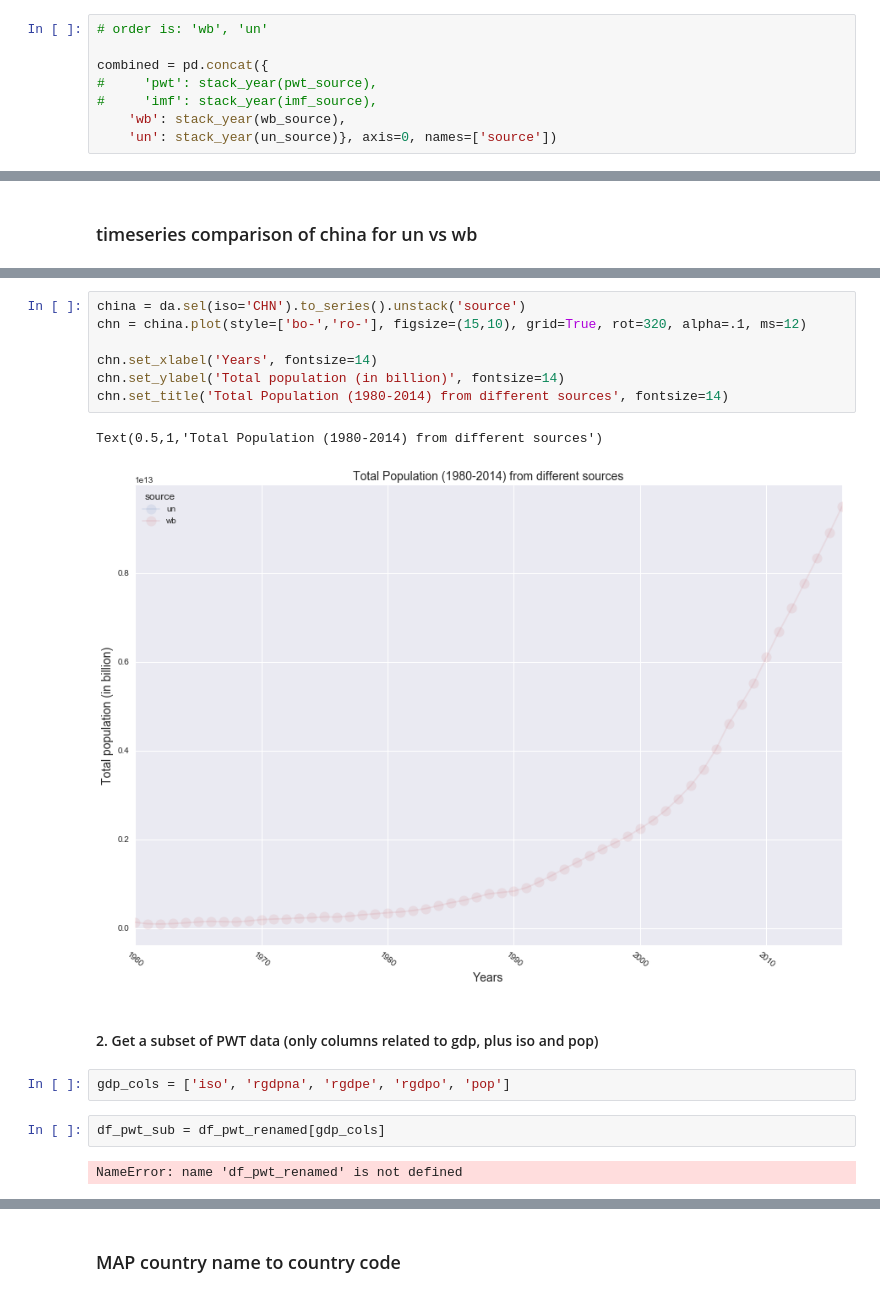
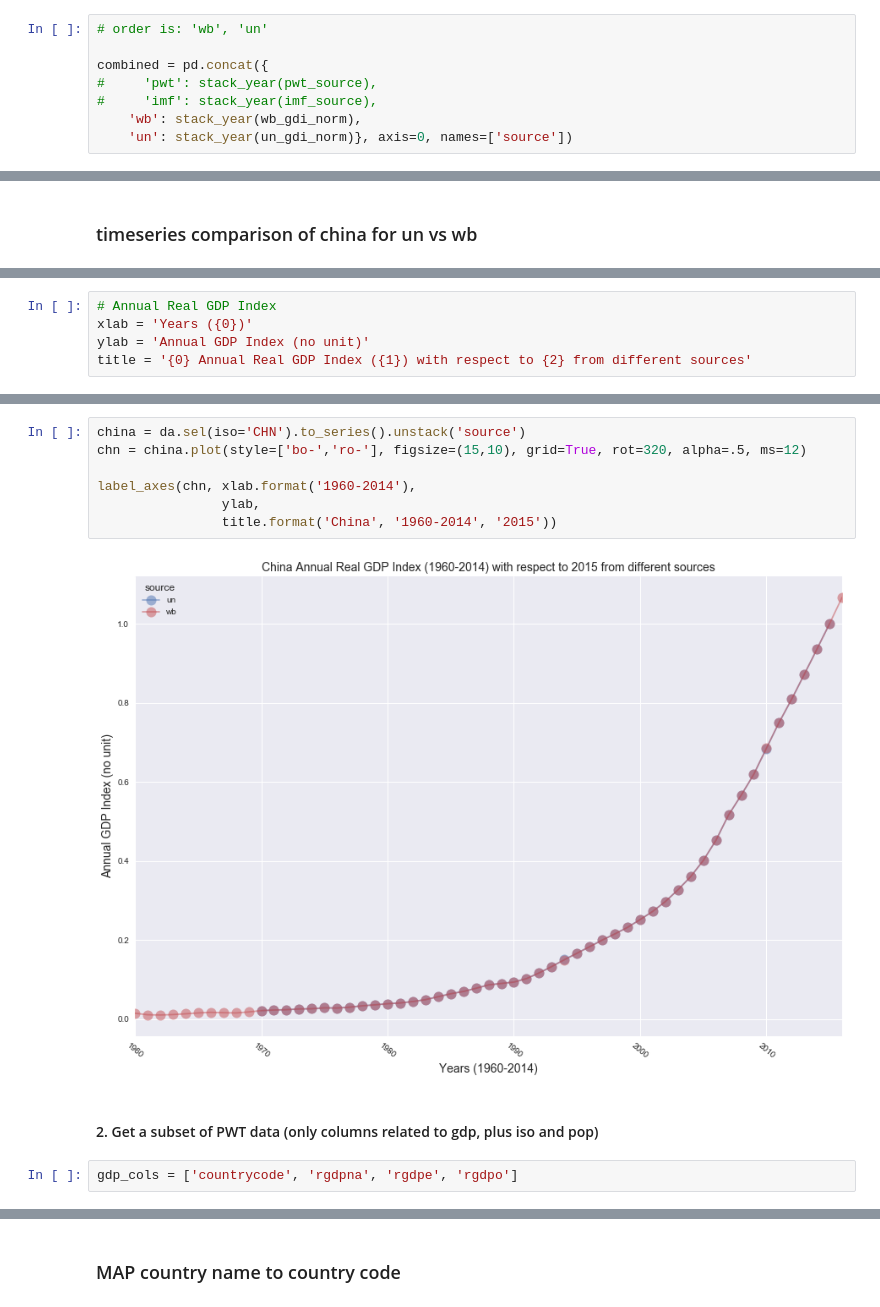
Before and after one commit to moonlimb/zerg, a Jupyter notebook: analysis/compare_gdp_data.ipynb, the cells around one changed output, grey strips where cells are left out. Cells and saved outputs as stored; diff of their text form.

Commit message:
compute gdp index of un and wb data and normalize to 2015 to compare. looks indentical, may need further analysis

```diff
--- a/analysis/compare_gdp_data.ipynb
+++ b/analysis/compare_gdp_data.ipynb
@@ -489,8 +484,8 @@ Index(['ABW', 'AFG', 'AGO', 'ALB', 'AND', 'ARE', 'ARG', 'ARM', 'ASM', 'ATG',
 combined = pd.concat({
 #     'pwt': stack_year(pwt_source),
 #     'imf': stack_year(imf_source),
-    'wb': stack_year(wb_source),
-    'un': stack_year(un_source)}, axis=0, names=['source'])
+    'wb': stack_year(wb_gdi_norm),
+    'un': stack_year(un_gdi_norm)}, axis=0, names=['source'])
 # %%
 final = combined[combined.index.get_level_values('iso') != 'Total']
 final = final[np.in1d(final.index.get_level_values('iso'), ['Total', 'World', np.nan, 'nan'], invert=True)]
@@ -616,0 +592,5 @@ china
+# %%
+# Annual Real GDP Index
+xlab = 'Years ({0})'
+ylab = 'Annual GDP Index (no unit)'
+title = '{0} Annual Real GDP Index ({1}) with respect to {2} from different sources'
@@ -617,18 +606,13 @@ china
 # %%
 china = da.sel(iso='CHN').to_series().unstack('source')
-chn = china.plot(style=['bo-','ro-'], figsize=(15,10), grid=True, rot=320, alpha=.1, ms=12)
+chn = china.plot(style=['bo-','ro-'], figsize=(15,10), grid=True, rot=320, alpha=.5, ms=12)
 
-chn.set_xlabel('Years', fontsize=14)
-chn.set_ylabel('Total population (in billion)', fontsize=14)
-chn.set_title('Total Population (1980-2014) from different sources', fontsize=14)
+label_axes(chn, xlab.format('1960-2014'),
+                ylab,
+                title.format('China', '1960-2014', '2015'))
 # %% [output]
-Text(0.5,1,'Total Population (1980-2014) from different sources')
-[figure, old version]
+[figure, new version]
 # %% [markdown]
 #### 2. Get a subset of PWT data (only columns related to gdp, plus iso and pop)
 # %%
-gdp_cols = ['iso', 'rgdpna', 'rgdpe', 'rgdpo', 'pop']
+gdp_cols = ['countrycode', 'rgdpna', 'rgdpe', 'rgdpo']
-# %%
-df_pwt_sub = df_pwt_renamed[gdp_cols]
-# %% [output]
-NameError: name 'df_pwt_renamed' is not defined
```
Also changed, not shown: parts of 85 cells of this notebook.
